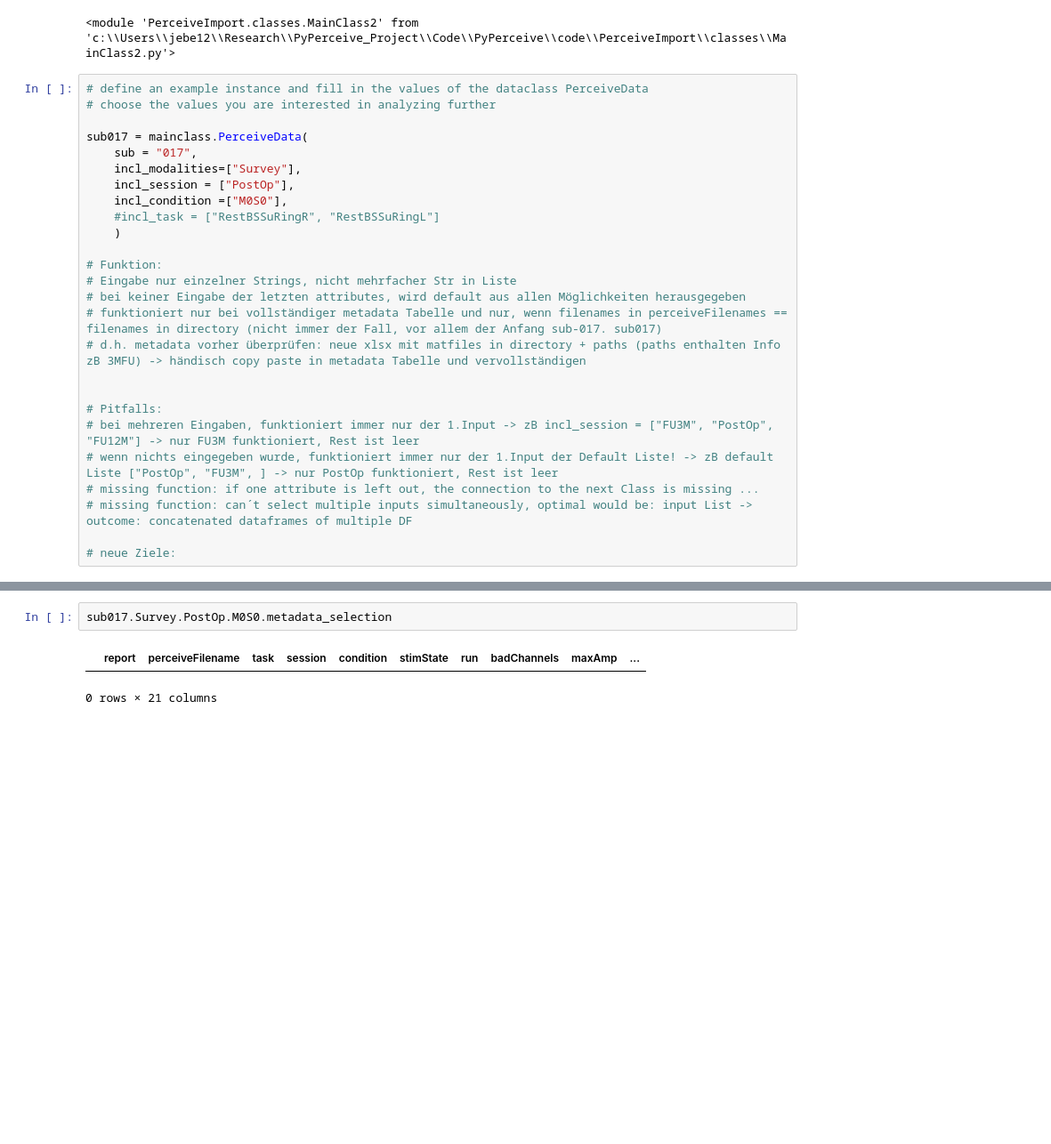
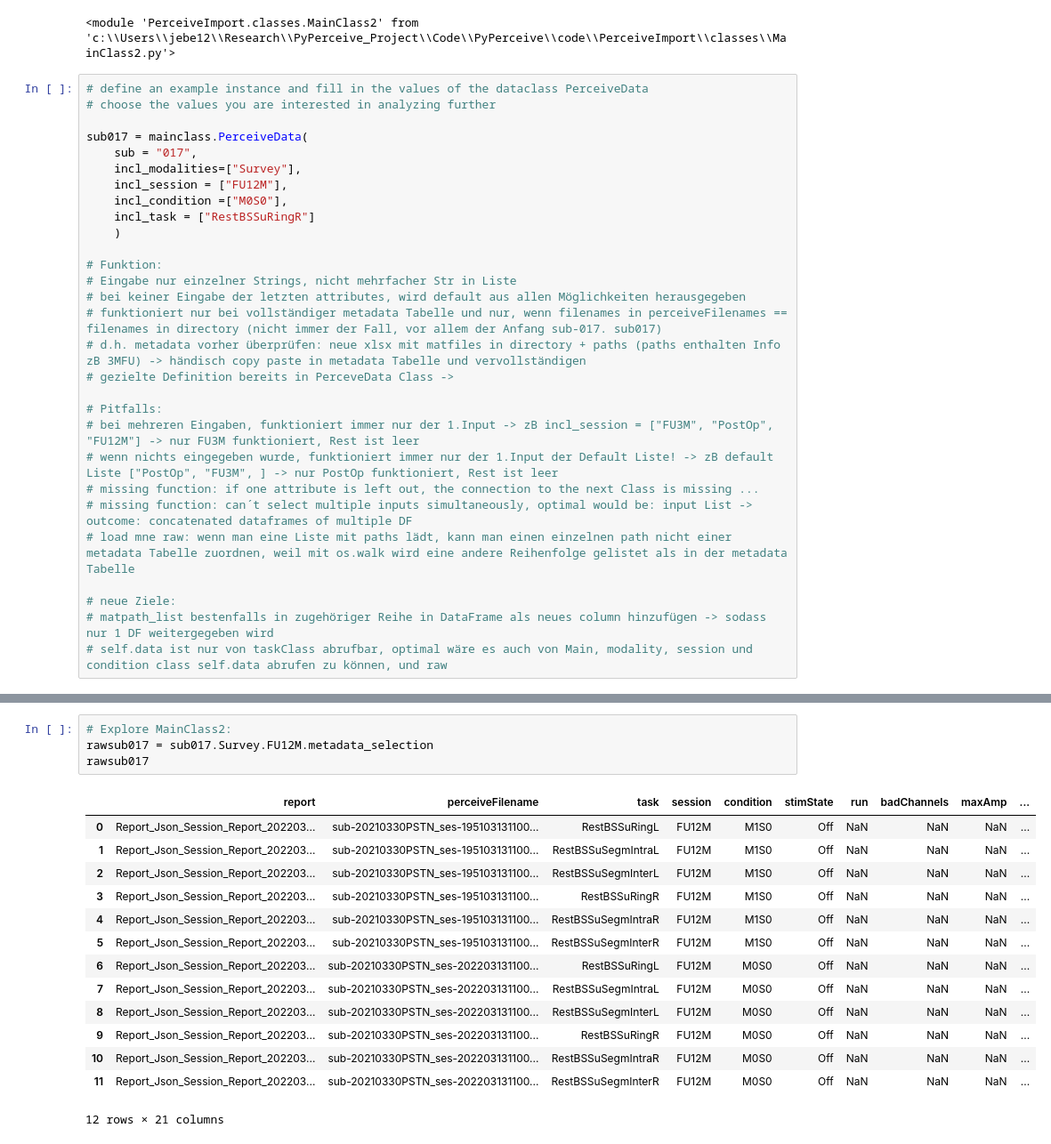
Before and after one commit to jgvhabets/PyPerceive, a Jupyter notebook: code/notebooks/percept_tf_analysis.ipynb, the cells around one changed output, grey strips where cells are left out. Shown at 89% size. Saved outputs shown, nothing was run; the diff lists cells and outputs as text; blank space fills up the shorter version.

```diff
--- a/code/notebooks/percept_tf_analysis.ipynb
+++ b/code/notebooks/percept_tf_analysis.ipynb
@@ -78,9 +78,9 @@ importlib.reload(mainclass)
 sub017 = mainclass.PerceiveData(
     sub = "017",
     incl_modalities=["Survey"],
-    incl_session = ["PostOp"],
+    incl_session = ["FU12M"],
     incl_condition =["M0S0"],
-    #incl_task = ["RestBSSuRingR", "RestBSSuRingL"]
+    incl_task = ["RestBSSuRingR"]
     )
 
 # Funktion:
@@ -88,14 +88,17 @@ sub017 = mainclass.PerceiveData(
 # bei keiner Eingabe der letzten attributes, wird default aus allen Möglichkeiten herausgegeben
 # funktioniert nur bei vollständiger metadata Tabelle und nur, wenn filenames in perceiveFilenames == filenames in directory (nicht immer der Fall, vor allem der Anfang sub-017. sub017)
 # d.h. metadata vorher überprüfen: neue xlsx mit matfiles in directory + paths (paths enthalten Info zB 3MFU) -> händisch copy paste in metadata Tabelle und vervollständigen
-
+# gezielte Definition bereits in PerceveData Class ->
 
 # Pitfalls:
 # bei mehreren Eingaben, funktioniert immer nur der 1.Input -> zB incl_session = ["FU3M", "PostOp", "FU12M"] -> nur FU3M funktioniert, Rest ist leer
 # wenn nichts eingegeben wurde, funktioniert immer nur der 1.Input der Default Liste! -> zB default Liste ["PostOp", "FU3M", ] -> nur PostOp funktioniert, Rest ist leer
 # missing function: if one attribute is left out, the connection to the next Class is missing ...
 # missing function: can´t select multiple inputs simultaneously, optimal would be: input List -> outcome: concatenated dataframes of multiple DF
+# load mne raw: wenn man eine Liste mit paths lädt, kann man einen einzelnen path nicht einer metadata Tabelle zuordnen, weil mit os.walk wird eine andere Reihenfolge gelistet als in der metadata Tabelle
 
 # neue Ziele:
+# matpath_list bestenfalls in zugehöriger Reihe in DataFrame als neues column hinzufügen -> sodass nur 1 DF weitergegeben wird
+# self.data ist nur von taskClass abrufbar, optimal wäre es auch von Main, modality, session und condition class self.data abrufen zu können, und raw
 # %% [output]
 MetadataClass has been loaded
@@ -102,5 +108,19 @@ MetadataClass has been loaded
-# %%
-sub017.Survey.PostOp.M0S0.metadata_selection
-# %% [output]
-|  | report | perceiveFilename | task | session | condition | stimState | run | badChannels | maxAmp | ... |
-0 rows × 21 columns
+# %%
+# Explore MainClass2:
+rawsub017 = sub017.Survey.FU12M.metadata_selection
+rawsub017
+# %% [output]
+|  | report | perceiveFilename | task | session | condition | stimState | run | badChannels | maxAmp | ... |
+| 0 | Report_Json_Session_Report_202203... | sub-20210330PSTN_ses-195103131100... | RestBSSuRingL | FU12M | M1S0 | Off | NaN | NaN | NaN | ... |
+| 1 | Report_Json_Session_Report_202203... | sub-20210330PSTN_ses-195103131100... | RestBSSuSegmIntraL | FU12M | M1S0 | Off | NaN | NaN | NaN | ... |
+| 2 | Report_Json_Session_Report_202203... | sub-20210330PSTN_ses-195103131100... | RestBSSuSegmInterL | FU12M | M1S0 | Off | NaN | NaN | NaN | ... |
+| 3 | Report_Json_Session_Report_202203... | sub-20210330PSTN_ses-195103131100... | RestBSSuRingR | FU12M | M1S0 | Off | NaN | NaN | NaN | ... |
+| 4 | Report_Json_Session_Report_202203... | sub-20210330PSTN_ses-195103131100... | RestBSSuSegmIntraR | FU12M | M1S0 | Off | NaN | NaN | NaN | ... |
+| 5 | Report_Json_Session_Report_202203... | sub-20210330PSTN_ses-195103131100... | RestBSSuSegmInterR | FU12M | M1S0 | Off | NaN | NaN | NaN | ... |
+| 6 | Report_Json_Session_Report_202203... | sub-20210330PSTN_ses-202203131100... | RestBSSuRingL | FU12M | M0S0 | Off | NaN | NaN | NaN | ... |
+| 7 | Report_Json_Session_Report_202203... | sub-20210330PSTN_ses-202203131100... | RestBSSuSegmIntraL | FU12M | M0S0 | Off | NaN | NaN | NaN | ... |
+| 8 | Report_Json_Session_Report_202203... | sub-20210330PSTN_ses-202203131100... | RestBSSuSegmInterL | FU12M | M0S0 | Off | NaN | NaN | NaN | ... |
+| 9 | Report_Json_Session_Report_202203... | sub-20210330PSTN_ses-202203131100... | RestBSSuRingR | FU12M | M0S0 | Off | NaN | NaN | NaN | ... |
+| 10 | Report_Json_Session_Report_202203... | sub-20210330PSTN_ses-202203131100... | RestBSSuSegmIntraR | FU12M | M0S0 | Off | NaN | NaN | NaN | ... |
+| 11 | Report_Json_Session_Report_202203... | sub-20210330PSTN_ses-202203131100... | RestBSSuSegmInterR | FU12M | M0S0 | Off | NaN | NaN | NaN | ... |
+12 rows × 21 columns
```
Also changed, not shown: parts of 10 cells of this notebook, 11 other files.
